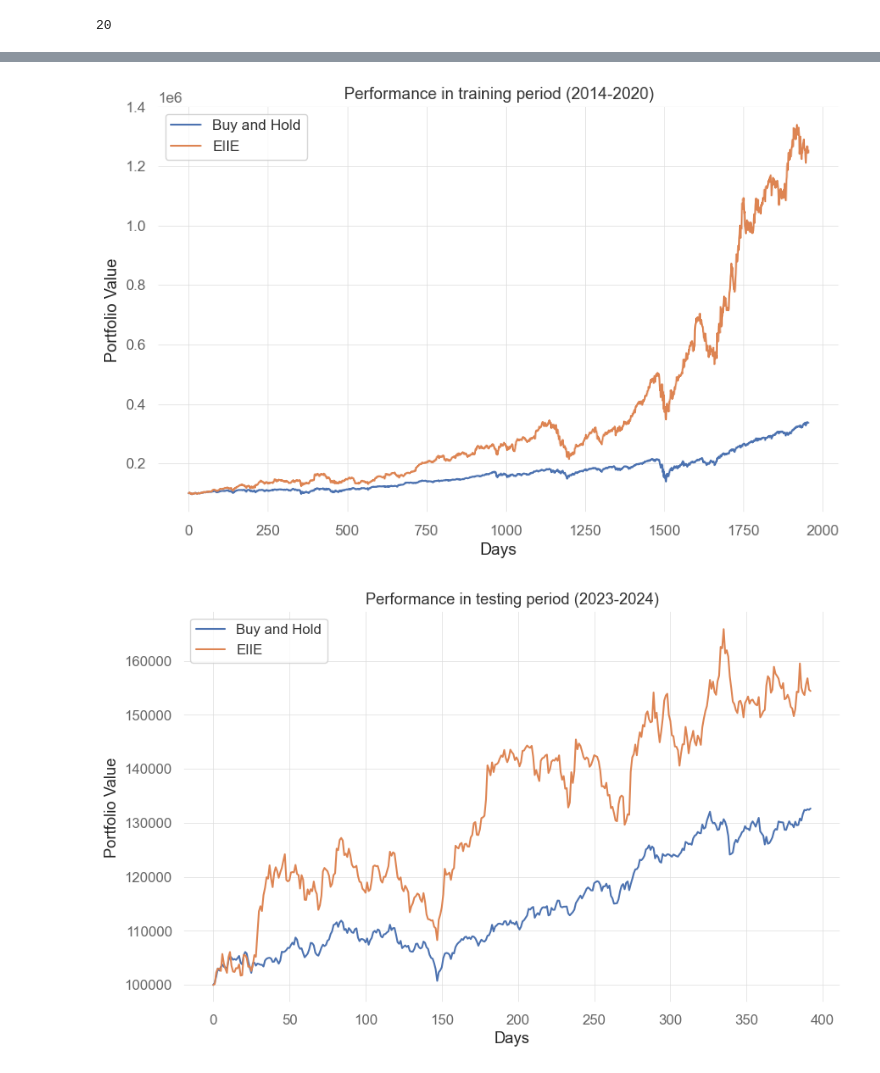
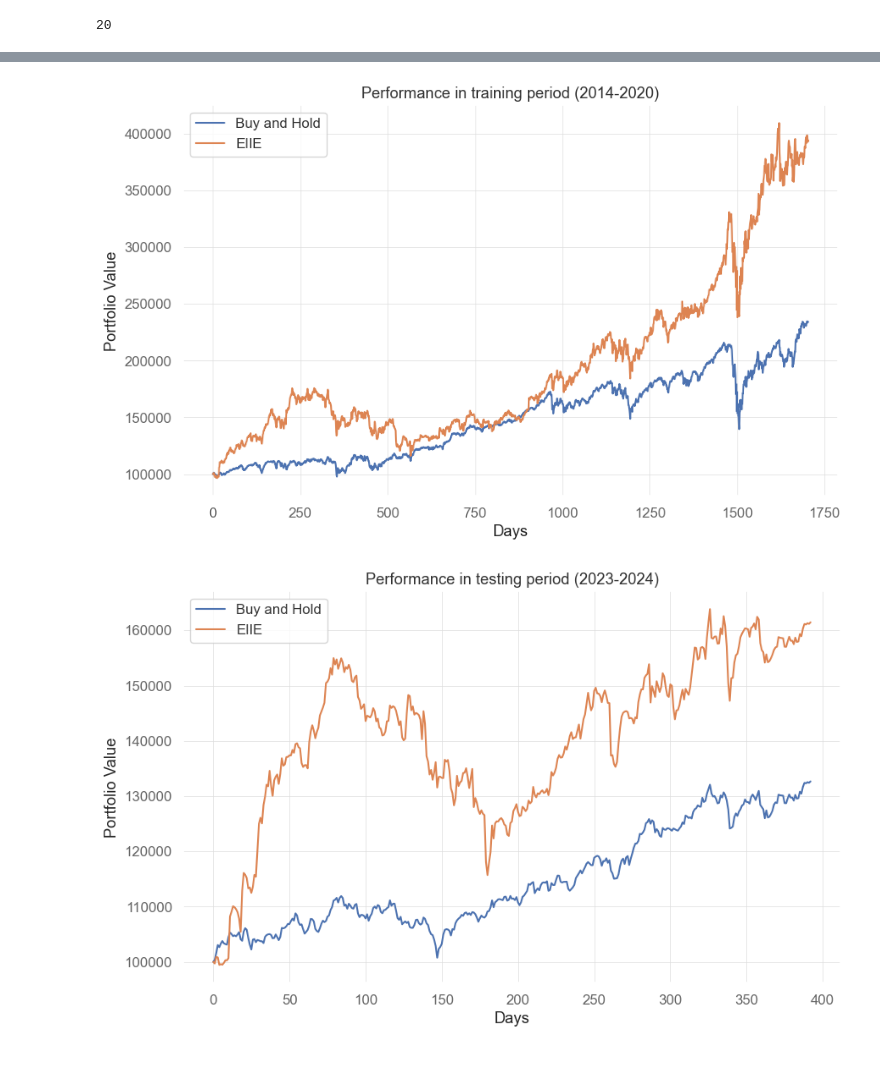
Before and after one commit to haonanah/DSE4212, a Jupyter notebook: Model Pipeline/validation_model_evaluation.ipynb, the cells around one changed output, grey strips where cells are left out. Cells and saved outputs as stored; diff of their text form; code cells hidden in the pictures.

Commit message:
updated new results

```diff
--- a/Model Pipeline/validation_model_evaluation.ipynb
+++ b/Model Pipeline/validation_model_evaluation.ipynb
@@ -31,8 +31,8 @@ START_DATE = '2014-01-01'
 END_DATE = '2024-12-31'
 print(len(TEST_SET))
 
-df_portfolio_vali = df_portfolio_train[df_portfolio_train["date"] >= "2022-01-01"]
-df_portfolio_train = df_portfolio_train[df_portfolio_train["date"] < "2022-01-01"]
+df_portfolio_vali = df_portfolio_train[df_portfolio_train["date"] >= "2021-01-01"]
+df_portfolio_train = df_portfolio_train[df_portfolio_train["date"] < "2021-01-01"]
 # %% [output]
 10
 # %%
@@ -1057,0 +935,10 @@ Sharpe ratio: 0.8967998323845858
+# %%
+EIIE_results = {
+    "train": {},
+    "validation": {},
+    "test": {} }
+
+EIIE_policy = EIIE(time_window=TIME_WINDOW, device=device, initial_features=len(FEATURE_NAMES),
+                   k_size=K_SIZE, conv_mid_features=CONV_MID, conv_final_features=CONV_FINAL)
+
+EIIE_policy.load_state_dict(torch.load("testing.pt"))
@@ -1203,29 +1150,37 @@ Sharpe ratio: 1.7835232098419656
 # %%
 import matplotlib.pyplot as plt
 %matplotlib inline
 
 plt.plot(UBAH_results["train"]["value"], label="Buy and Hold")
 plt.plot(EIIE_results["train"]["value"], label="EIIE")
 #plt.plot(EI3_results["train"]["value"], label="EI3")
 
 plt.xlabel("Days")
 plt.ylabel("Portfolio Value")
 plt.title("Performance in training period (2014-2020)")
 plt.legend()
-plt.savefig("newresults/train_performance.jpg")
+
 plt.show()
 
 plt.plot(UBAH_results["test"]["value"], label="Buy and Hold")
 plt.plot(EIIE_results["test"]["value"], label="EIIE")
 #plt.plot(EI3_results["2023"]["value"], label="EI3")
 
 plt.xlabel("Days")
 plt.ylabel("Portfolio Value")
 plt.title("Performance in testing period (2023-2024)")
 plt.legend()
-plt.savefig("newresults/test_performance.jpg")
 
 plt.show()
+
+plt.plot(UBAH_results["validation"]["value"], label="Buy and Hold")
+plt.plot(EIIE_results["validation"]["value"], label="EIIE")
+plt.xlabel("Days")
+plt.ylabel("Portfolio Value")
+plt.title("Performance in validation period (2023-2024)")
+plt.legend()
+
+plt.show()
 # %% [output]
-[figure, old version]
+[figure, new version]
-[figure, old version]
+[figure, new version]
```
Also changed, not shown: parts of 15 cells of this notebook, 20 other files.
